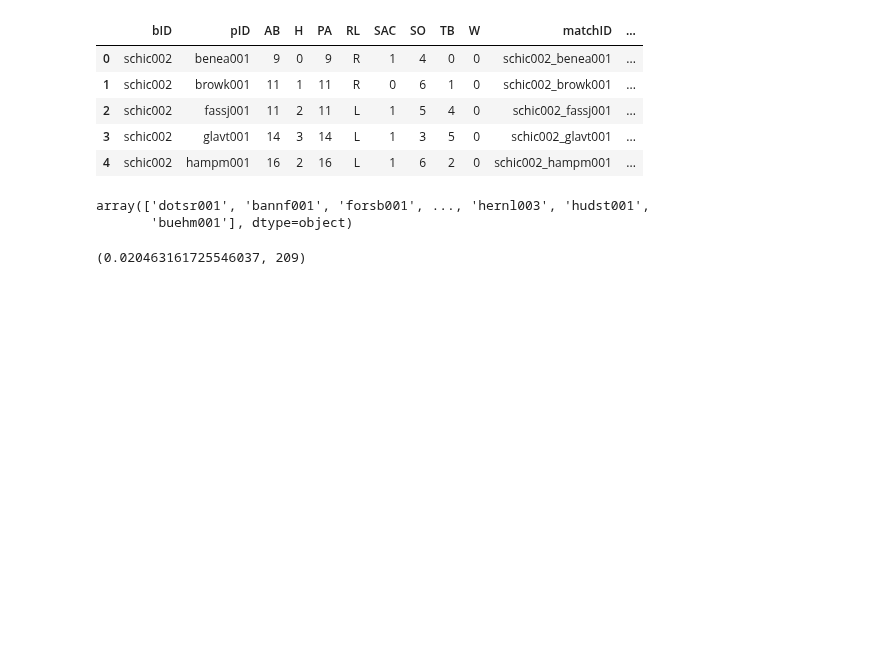
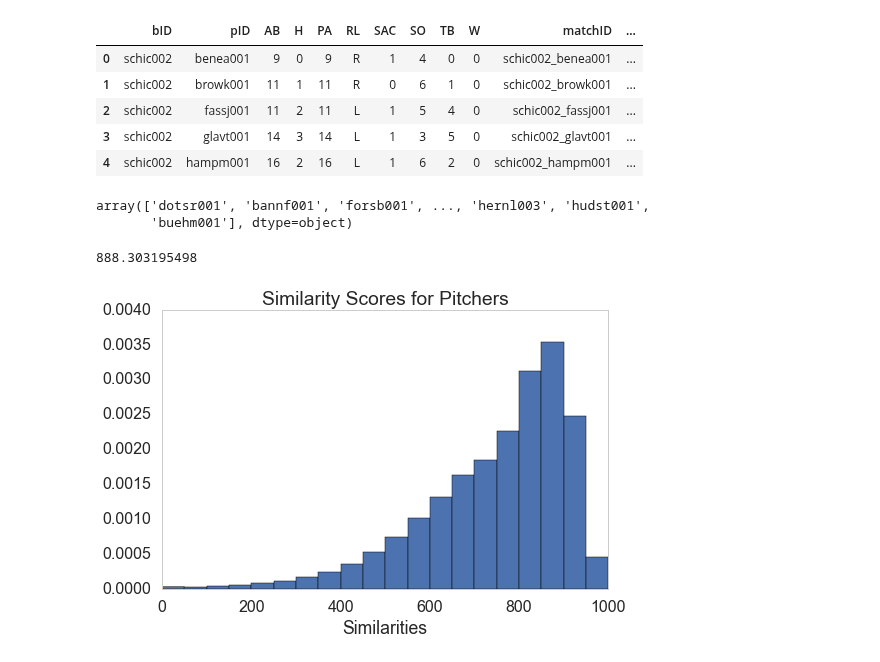
Before and after one commit to bacook17/CS109_baseball, a Jupyter notebook: Pitching_Stats3.ipynb, the cells around one changed output. Cells and saved outputs as stored; diff of their text form; code cells hidden in the pictures; blank space fills up the shorter version.

Commit message:
Added the pitching stats comparison in the introduction of the master notebook

```diff
--- a/Pitching_Stats3.ipynb
+++ b/Pitching_Stats3.ipynb
@@ -368,8 +389,8 @@ def populate_by_calculating(db, df, similarity_func):
 populate_by_calculating(db, pitching_totals, pitcher_sim_alt)
 # %%
 import cPickle as pickle
-pickle.dump(db,open('pitching_db.p','wb'))
-#db = pickle.load(open('pitching_db.p','rb'))
+#pickle.dump(db,open('pitching_db.p','wb'))
+db = pickle.load(open('pitching_db.p','rb'))
 # %%
 smalldf.sort('ovp_FACED').pID.unique()
 # %% [output]
@@ -379,12 +400,17 @@ array(['dotsr001', 'bannf001', 'forsb001', ..., 'hernl003', 'hudst001',
 tpair=('buehm001', 'hudst001') # Mark Buehrle vs. Tim Hudson
 print db.get(tpair[0],tpair[1])
 # %% [output]
-(0.020463161725546037, 209)
+888.303195498
 # %%
 fig, axis = plt.subplots(figsize=(8,5))
 sims = db.database_sim.flatten()
 axis.hist(sims[sims>=0], bins=20, normed=True)
 axis.set_xlabel('Similarities')
+axis.set_title('Similarity Scores for Pitchers')
+axis.grid(False)
+plt.show()
+# %% [output]
+[figure, added]
 # %%
 def shrunk_sim(sim, n_common, reg=3.):
     "takes a similarity and shrinks it down by using the regularizer"
```
Also changed, not shown: parts of 9 cells of this notebook, 3 other files.
